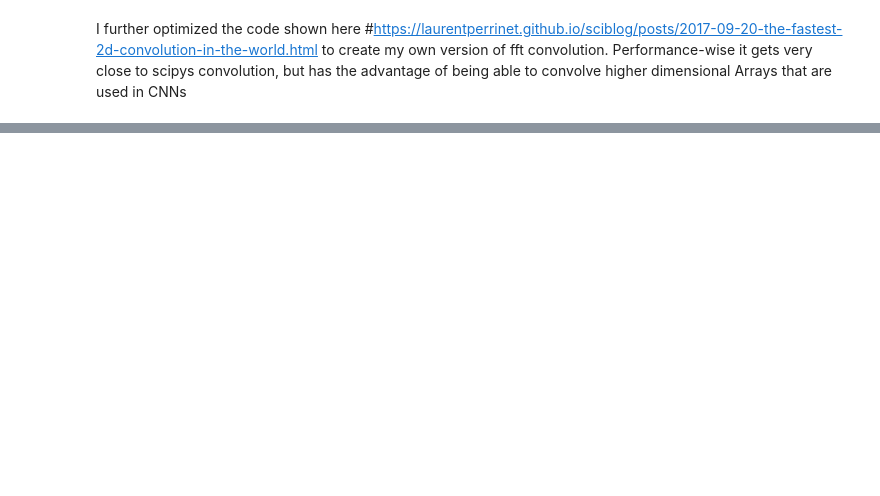
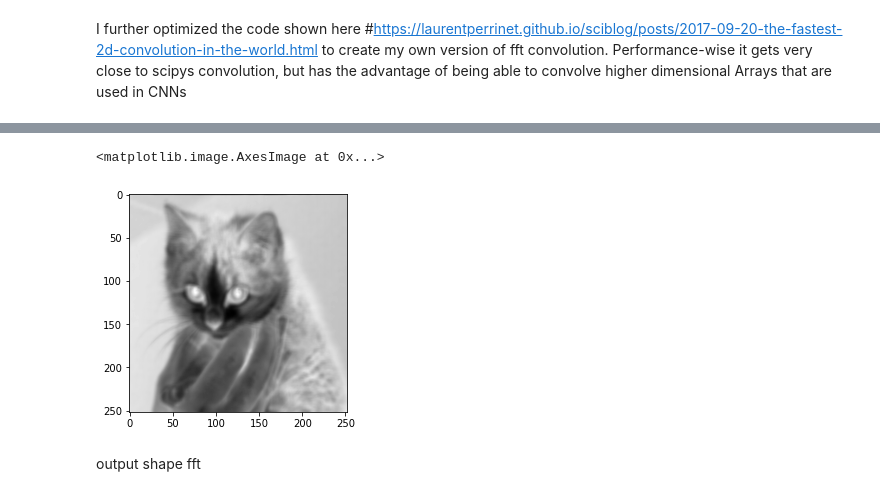
Before and after one commit to dakofler/Compyute, a Jupyter notebook: test_fft_convolve.ipynb, the cells around one changed output, grey strips where cells are left out. Cells and saved outputs as stored; diff of their text form; code cells hidden in the pictures; blank space fills up the shorter version.

```diff
--- a/test_fft_convolve.ipynb
+++ b/test_fft_convolve.ipynb
@@ -55,3 +49,10 @@ direct comparison
+# %%
+plt.imshow(c_1[:, :, 0], cmap='gray')
+# %% [output]
+<matplotlib.image.AxesImage at 0x...>
+[figure, added]
+# %% [markdown]
+output shape fft
 # %%
 a = np.random.randint(0, 255, (5, 5))
 a
```
Also changed, not shown: parts of 15 cells of this notebook, 13 other files.
